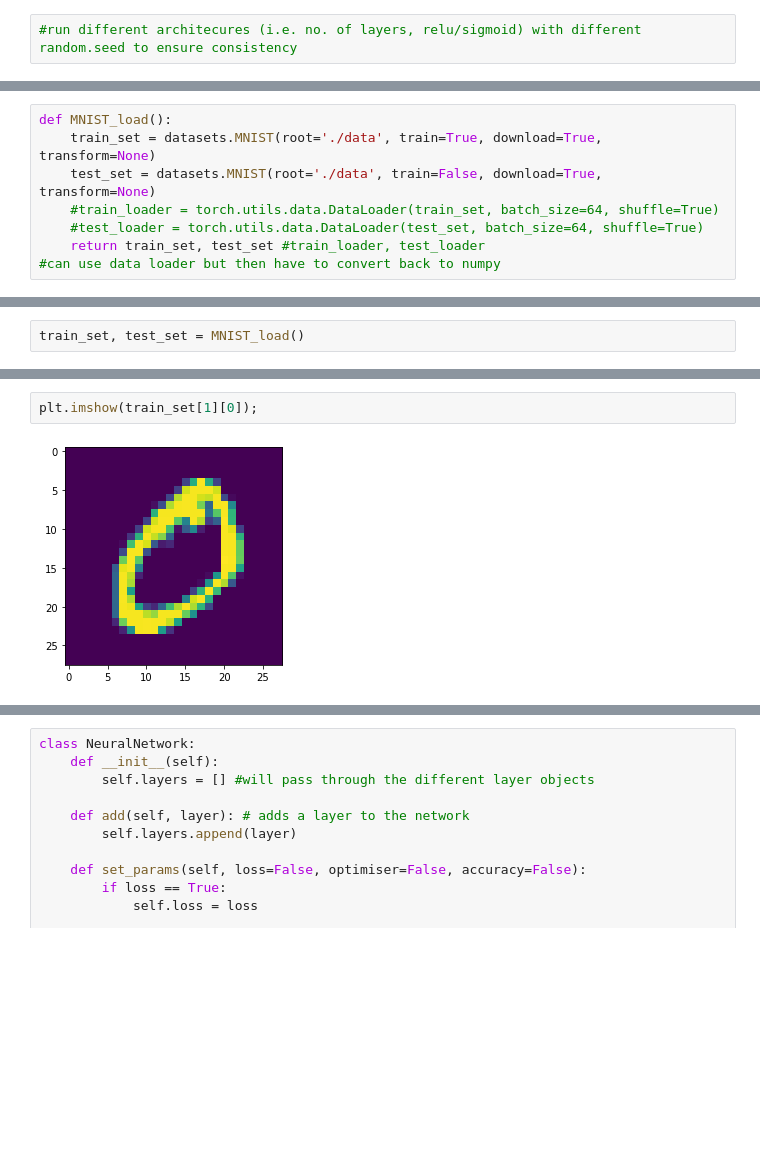
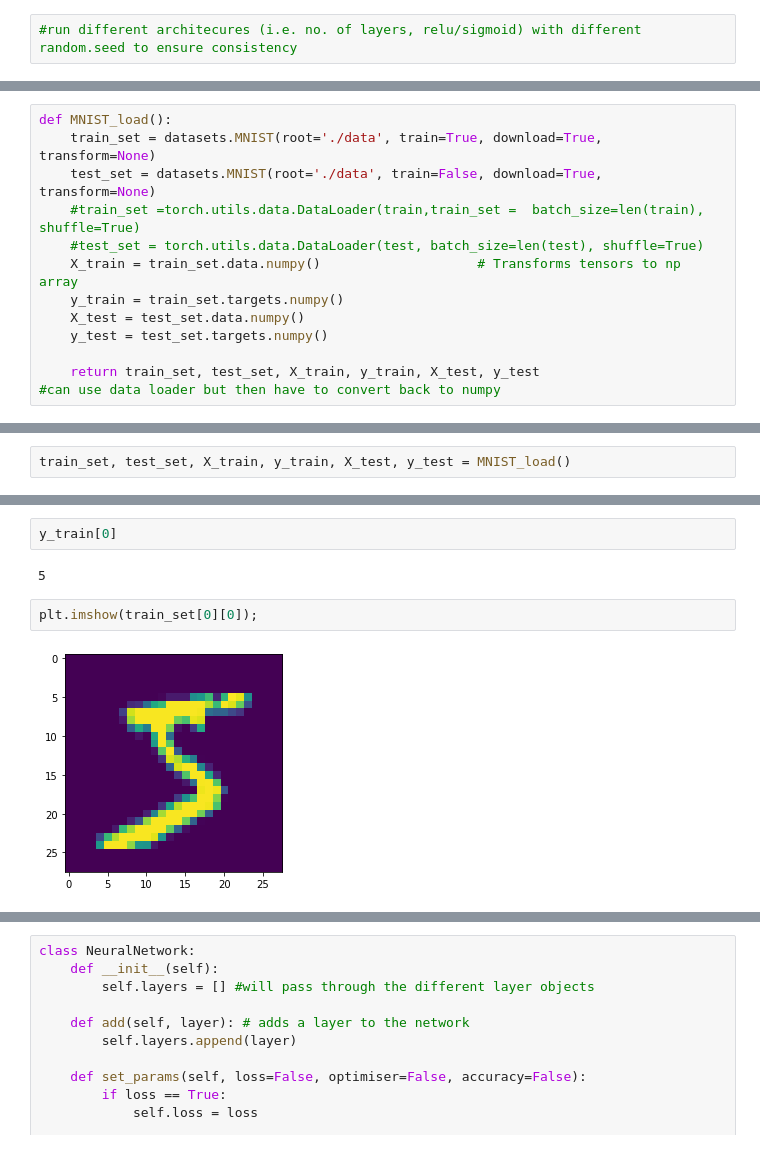
Before and after one commit to Assassinsarms/INM702_Coursework, a Jupyter notebook: T2Aaron_Mir_INM702_Task_2.ipynb, the cells around one changed output, grey strips where cells are left out. Saved outputs shown, nothing was run; the diff lists cells and outputs as text; blank space fills up the shorter version.

```diff
--- a/T2Aaron_Mir_INM702_Task_2.ipynb
+++ b/T2Aaron_Mir_INM702_Task_2.ipynb
@@ -33,7 +37,12 @@ from torchvision import datasets, transforms
 def MNIST_load():
     train_set = datasets.MNIST(root='./data', train=True, download=True, transform=None)
     test_set = datasets.MNIST(root='./data', train=False, download=True, transform=None)
-    #train_loader = torch.utils.data.DataLoader(train_set, batch_size=64, shuffle=True)
-    #test_loader = torch.utils.data.DataLoader(test_set, batch_size=64, shuffle=True)
-    return train_set, test_set #train_loader, test_loader
+    #train_set =torch.utils.data.DataLoader(train,train_set =  batch_size=len(train), shuffle=True)
+    #test_set = torch.utils.data.DataLoader(test, batch_size=len(test), shuffle=True)
+    X_train = train_set.data.numpy()                    # Transforms tensors to np array
+    y_train = train_set.targets.numpy()
+    X_test = test_set.data.numpy()
+    y_test = test_set.targets.numpy()
+
+    return train_set, test_set, X_train, y_train, X_test, y_test
 #can use data loader but then have to convert back to numpy
@@ -42,2 +49,2 @@ def MNIST_load():
 # %%
-train_set, test_set = MNIST_load()
+train_set, test_set, X_train, y_train, X_test, y_test = MNIST_load()
@@ -52,4 +124,8 @@ train_set[0][1]
+# %%
+y_train[0]
+# %% [output]
+5
 # %%
-plt.imshow(train_set[1][0]);
+plt.imshow(train_set[0][0]);
 # %% [output]
-[figure, old version]
+[figure, new version]
```
Also changed, not shown: parts of 12 cells of this notebook.
